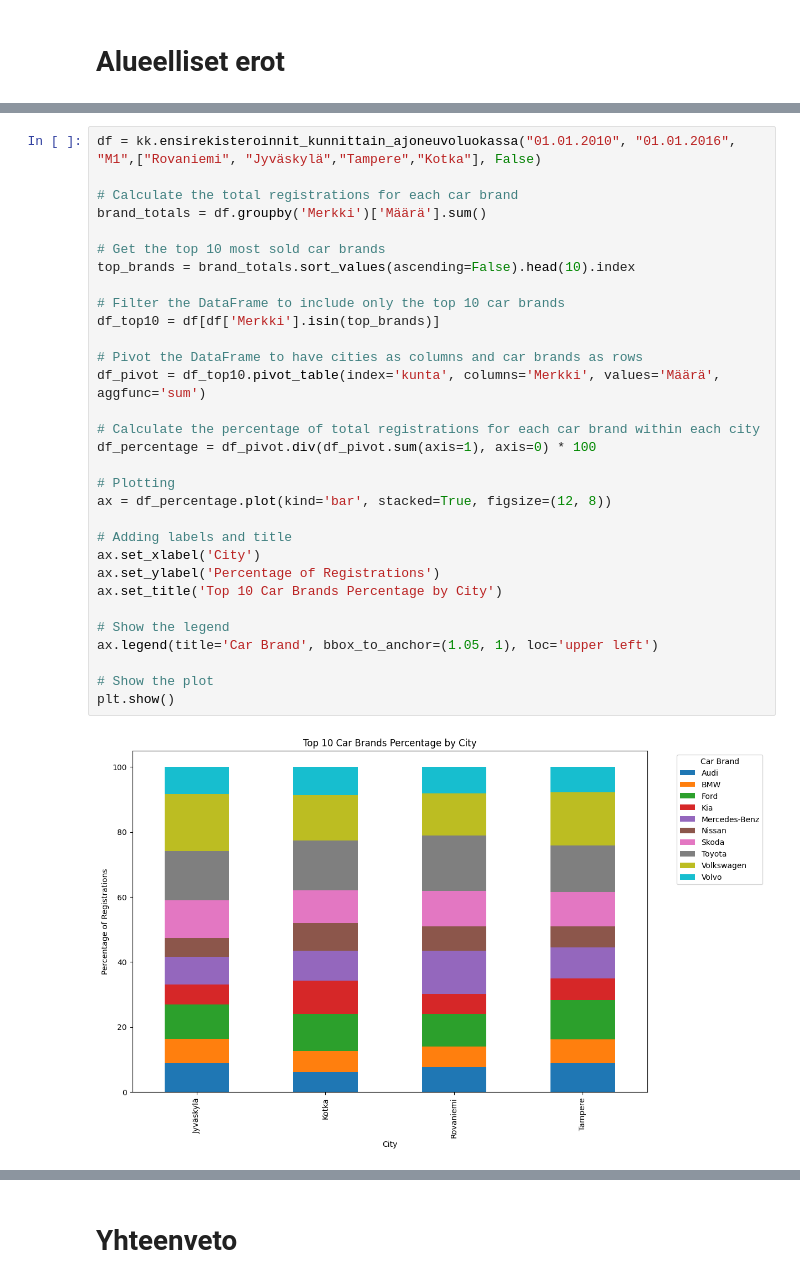
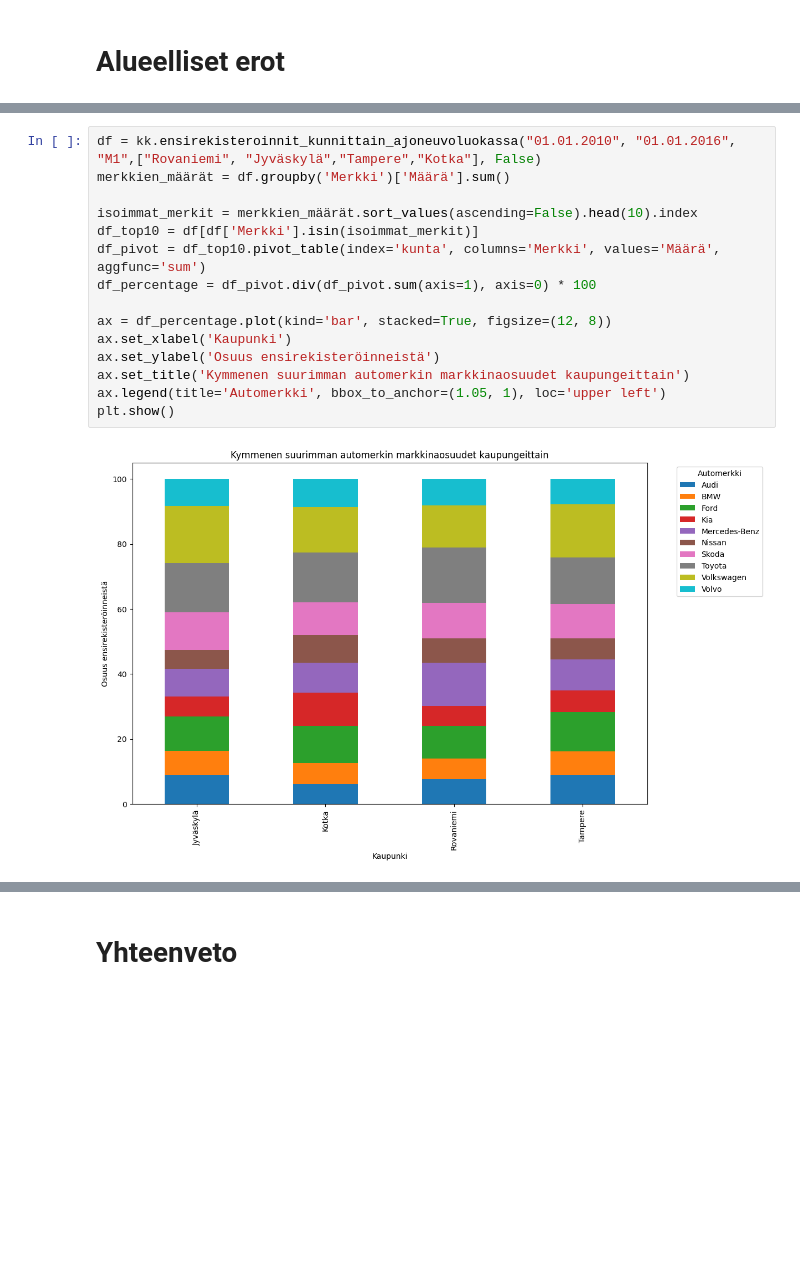
Before and after one commit to GouchinHub/TJTS4901, a Jupyter notebook: harjoitustyo.ipynb, the cells around one changed output, grey strips where cells are left out. Cells and saved outputs as stored; diff of their text form; blank space fills up the shorter version.

```diff
--- a/harjoitustyo.ipynb
+++ b/harjoitustyo.ipynb
@@ -211,33 +158,17 @@ Text(0.5, 1.0, 'Top 10 Car Brands by City')
 # %%
 df = kk.ensirekisteroinnit_kunnittain_ajoneuvoluokassa("01.01.2010", "01.01.2016", "M1",["Rovaniemi", "Jyväskylä","Tampere","Kotka"], False)
+merkkien_määrät = df.groupby('Merkki')['Määrä'].sum()
 
-# Calculate the total registrations for each car brand
-brand_totals = df.groupby('Merkki')['Määrä'].sum()
-
-# Get the top 10 most sold car brands
-top_brands = brand_totals.sort_values(ascending=False).head(10).index
-
-# Filter the DataFrame to include only the top 10 car brands
-df_top10 = df[df['Merkki'].isin(top_brands)]
-
-# Pivot the DataFrame to have cities as columns and car brands as rows
+isoimmat_merkit = merkkien_määrät.sort_values(ascending=False).head(10).index
+df_top10 = df[df['Merkki'].isin(isoimmat_merkit)]
 df_pivot = df_top10.pivot_table(index='kunta', columns='Merkki', values='Määrä', aggfunc='sum')
-
-# Calculate the percentage of total registrations for each car brand within each city
 df_percentage = df_pivot.div(df_pivot.sum(axis=1), axis=0) * 100
 
-# Plotting
 ax = df_percentage.plot(kind='bar', stacked=True, figsize=(12, 8))
-
-# Adding labels and title
-ax.set_xlabel('City')
-ax.set_ylabel('Percentage of Registrations')
-ax.set_title('Top 10 Car Brands Percentage by City')
-
-# Show the legend
-ax.legend(title='Car Brand', bbox_to_anchor=(1.05, 1), loc='upper left')
-
-# Show the plot
+ax.set_xlabel('Kaupunki')
+ax.set_ylabel('Osuus ensirekisteröinneistä')
+ax.set_title('Kymmenen suurimman automerkin markkinaosuudet kaupungeittain')
+ax.legend(title='Automerkki', bbox_to_anchor=(1.05, 1), loc='upper left')
 plt.show()
 # %% [output]
-[figure, old version]
+[figure, new version]
```
Also changed, not shown: parts of 15 cells of this notebook, 1 other file.
